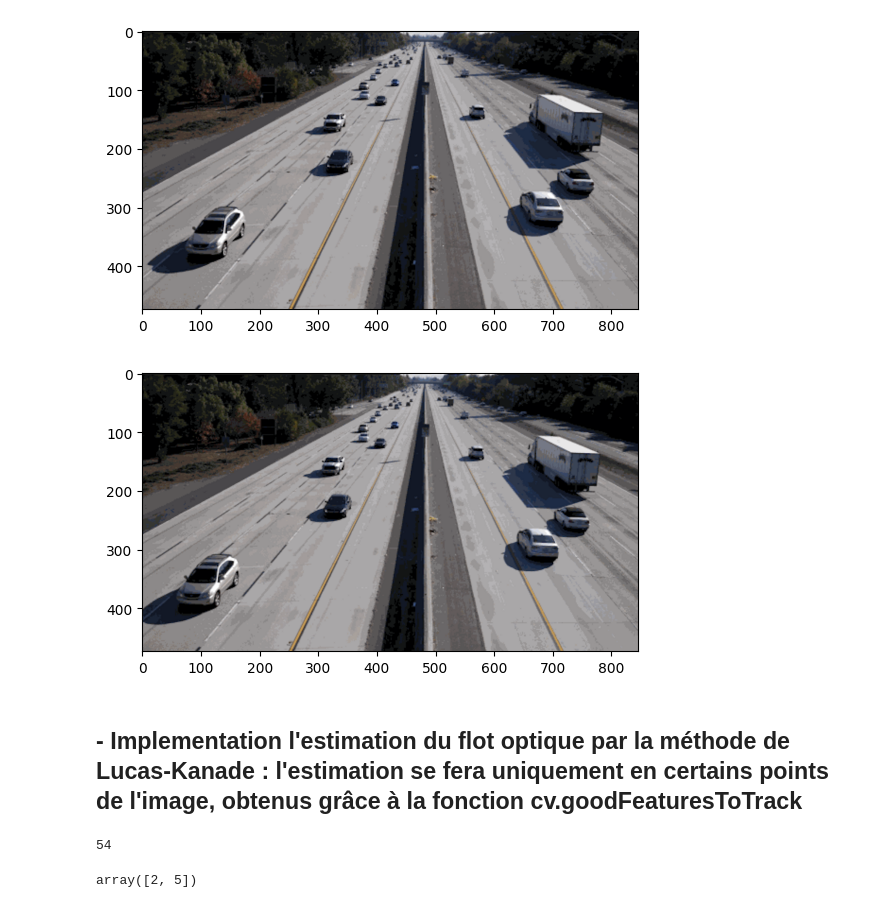
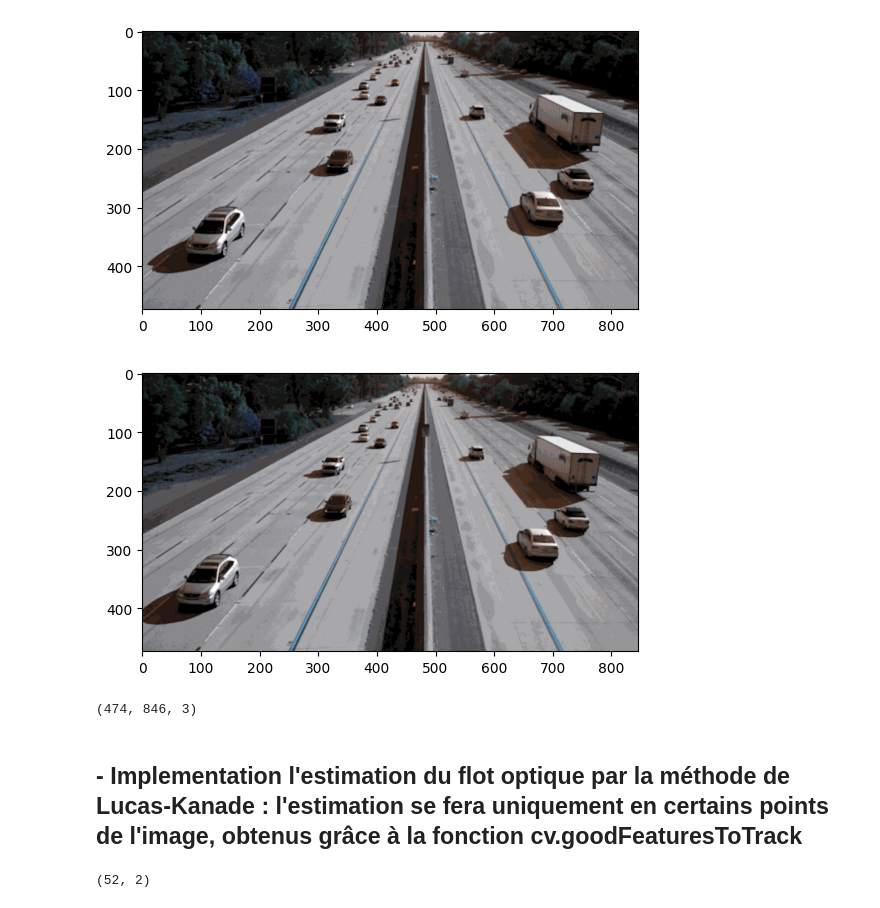
Before and after one commit to ba-talibe/TP_Image_Processing, a Jupyter notebook: estimation_mouvemebt.ipynb, the cells around one changed output. Saved outputs shown, nothing was run; the diff lists cells and outputs as text; code cells hidden in the pictures.

Commit message:
added Lucas-Caneda Algorithme for motion estimation

```diff
--- a/estimation_mouvemebt.ipynb
+++ b/estimation_mouvemebt.ipynb
@@ -4,39 +4,66 @@ import numpy as np
 from  matplotlib import pyplot as plt
 from pathlib import Path
 # %%
-autoroute1 = cv2.imread("images/autoroute.png")
+autoroute1 = cv2.imread("images/autoroute1.png")
+autoroute1 = cv2.cvtColor(autoroute1, cv2.COLOR_BGR2RGB)
 autoroute2 = cv2.imread("images/autoroute2.png")
+autoroute2 = cv2.cvtColor(autoroute2, cv2.COLOR_BGR2RGB)
 
 plt.figure()
 plt.imshow(autoroute1)
 plt.show
 plt.figure()
 plt.imshow(autoroute2)
 plt.show()
 # %% [output]
 [figure]
-[figure, old version]
+[figure, new version]
+# %%
+autoroute2.shape
+# %% [output]
+(474, 846, 3)
 # %% [markdown]
 ## - Implementation l'estimation du flot optique par la méthode de Lucas-Kanade : l'estimation se fera uniquement en certains points de l'image, obtenus grâce à la fonction cv.goodFeaturesToTrack
 # %%
 
 def estimate_motion(img1, img2, point):
+
+
     p= point
-    neighboor_coor = [[p[0]+1, p[1]], [p[0]-1, p[1]], [p[0], p[1]+1], [p[0], p[1]-1]]
-    sobelx = cv.Sobel(img1,cv.CV_64F,1,0,ksize=5)
-    sobely = cv.Sobel(img1,cv.CV_64F,0,1,ksize=5)
+    neighboor_coords = [(p[0] + i, p[1] + j) for i in [-1, 0, 1] for j in [-1, 0, 1] if i*j + i+j != 0]
+    neighboor_coords = [neighboor_coord for neighboor_coord in neighboor_coords if 0 <= neighboor_coord[0] < img1.shape[0] and 0 <= neighboor_coord[1] < img1.shape[1]]
+    sobelx = cv2.Sobel(img1,cv2.CV_64F,1,0,ksize=5)
+    sobely = cv2.Sobel(img1,cv2.CV_64F,0,1,ksize=5)
+    #print("shape sobel", sobelx.shape)
+
     It = img2-img1
 
-    Ix = np.array([sobelx[p[0], p[1]]])
-    Iy = np.array([sobely[p[0], p[1]]])
-    I = np.concatenate([[Ix], [Iy]], axis=0).T
+    Ix = np.array([sobelx[neighboor_coord] for neighboor_coord in neighboor_coords])
+    Iy = np.array([ sobely[neighboor_coord] for neighboor_coord in neighboor_coords])
+    It = np.array([(img1-img2)[neighboor_coord] for neighboor_coord in neighboor_coords])
 
-    selected_p_1 = np.array([img1[p[0], p[1]]  for p in point])
-    selected_p_2 = np.array([img2[p[0], p[1]]  for p in point])
+    I = np.array([Ix, Iy]).T
+
+    v = np.linalg.lstsq(I, -1*It, rcond=None)[0]
+    # print("shape Ix", Ix.shape)
+    # print("shape It", It.shape)
+    # print("shape I", I.shape)
+    # print("v shape", v.shape)
+    # selected_p_1 = np.array([img1[p[0], p[1]]  for p in point])
+    # selected_p_2 = np.array([img2[p[0], p[1]]  for p in point])
+    return v
 
 
+img1 = cv2.cvtColor(autoroute1, cv2.COLOR_RGB2GRAY)
+img2 = cv2.cvtColor(autoroute2, cv2.COLOR_RGB2GRAY)
 
-a = np.concatenate([np.array([2, 3]), np.array([4,5])], axis=0)
+features = cv2.goodFeaturesToTrack(img1, maxCorners=100, qualityLevel=0.3, minDistance=7)
+
+features = features.reshape((features.shape[0], features.shape[2]))
+features = features.astype(int)
+vector = np.array([ estimate_motion(img1, img2, tuple(feature)) for feature in features])
+
+
+vector.shape
 # %% [output]
-54
+(52, 2)
-array([2, 5])
```
Also changed, not shown: parts of 6 cells of this notebook.
